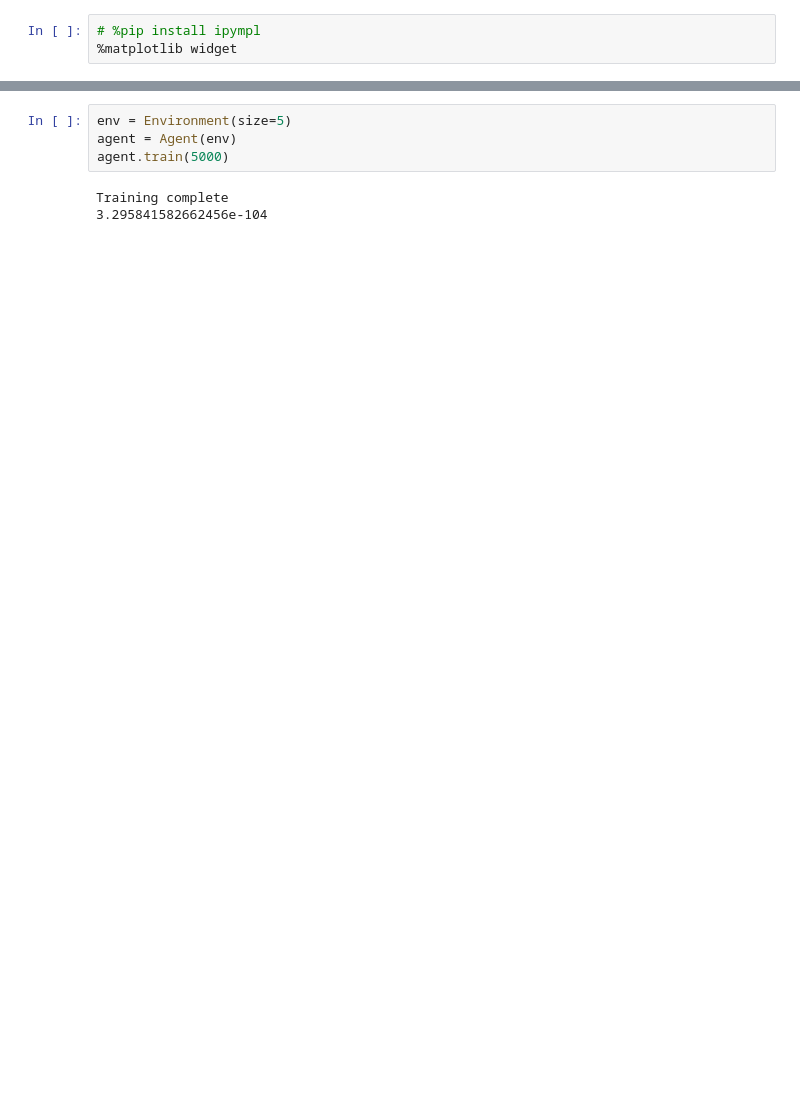
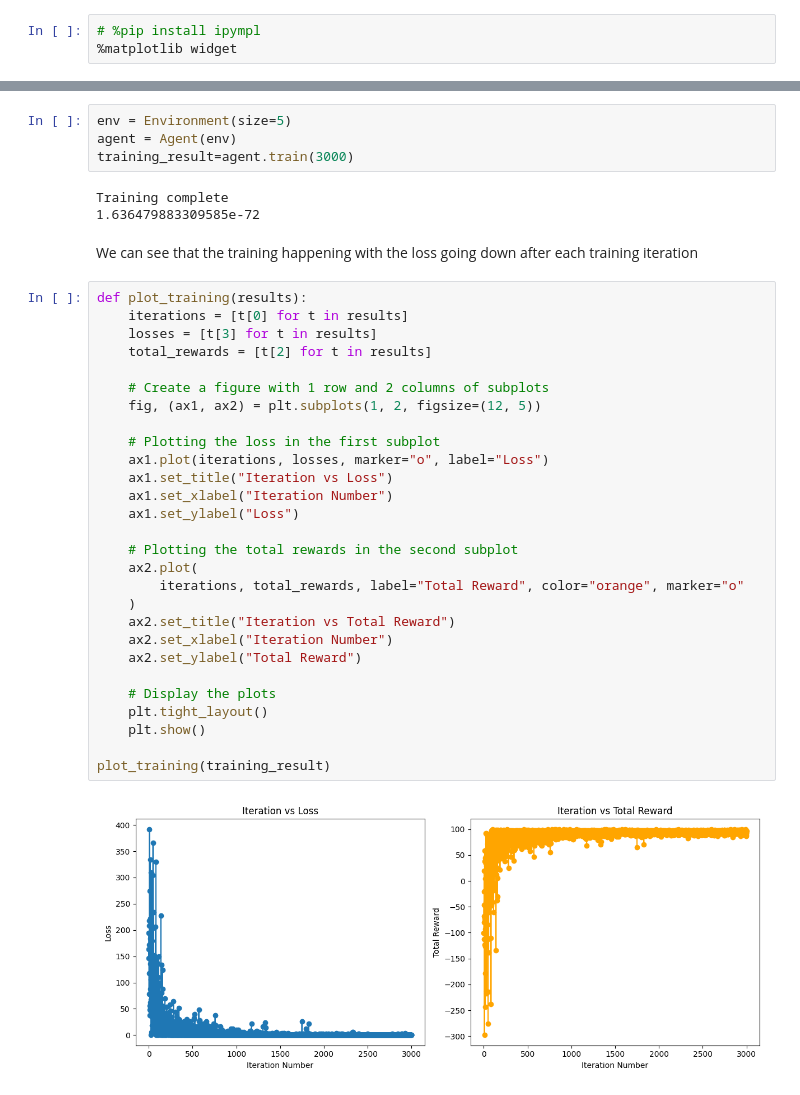
Before and after one commit to argens1203/multi-agent-assignment, a Jupyter notebook: main.ipynb, the cells around one changed output, grey strips where cells are left out. Drawn from its saved outputs; the diff is of its cells as text; blank space fills up the shorter version.

```diff
--- a/main.ipynb
+++ b/main.ipynb
@@ -100,10 +130,42 @@ class Visualization:
 # %%
 env = Environment(size=5)
 agent = Agent(env)
-agent.train(5000)
+training_result=agent.train(3000)
 # %% [output]
 Training complete
-3.295841582662456e-104
+1.636479883309585e-72
+# %% [markdown]
+We can see that the training happening with the loss going down after each training iteration
+# %%
+def plot_training(results):
+    iterations = [t[0] for t in results]
+    losses = [t[3] for t in results]
+    total_rewards = [t[2] for t in results]
+
+    # Create a figure with 1 row and 2 columns of subplots
+    fig, (ax1, ax2) = plt.subplots(1, 2, figsize=(12, 5))
+
+    # Plotting the loss in the first subplot
+    ax1.plot(iterations, losses, marker="o", label="Loss")
+    ax1.set_title("Iteration vs Loss")
+    ax1.set_xlabel("Iteration Number")
+    ax1.set_ylabel("Loss")
+
+    # Plotting the total rewards in the second subplot
+    ax2.plot(
+        iterations, total_rewards, label="Total Reward", color="orange", marker="o"
+    )
+    ax2.set_title("Iteration vs Total Reward")
+    ax2.set_xlabel("Iteration Number")
+    ax2.set_ylabel("Total Reward")
+
+    # Display the plots
+    plt.tight_layout()
+    plt.show()
+
+plot_training(training_result)
+# %% [output]
+[figure, added]
 # %%
 visualization = Visualization(env, agent)
 # ani = FuncAnimation(visualization.fig, visualization.animate, frames=200, interval=400, repeat=False)
```
Also changed, not shown: parts of 3 cells of this notebook, 15 other files.
